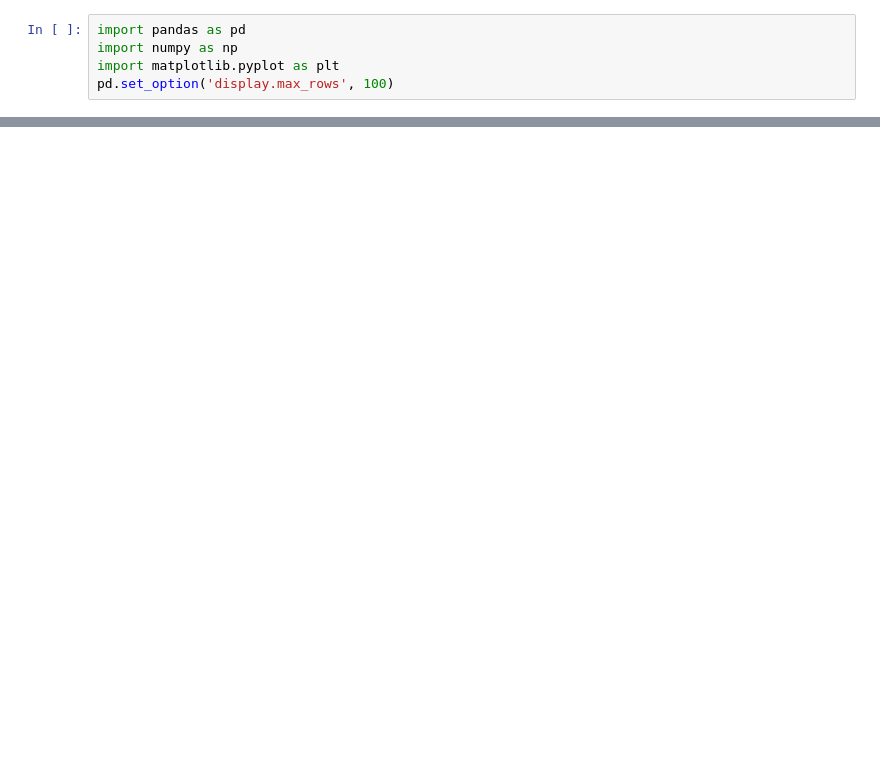
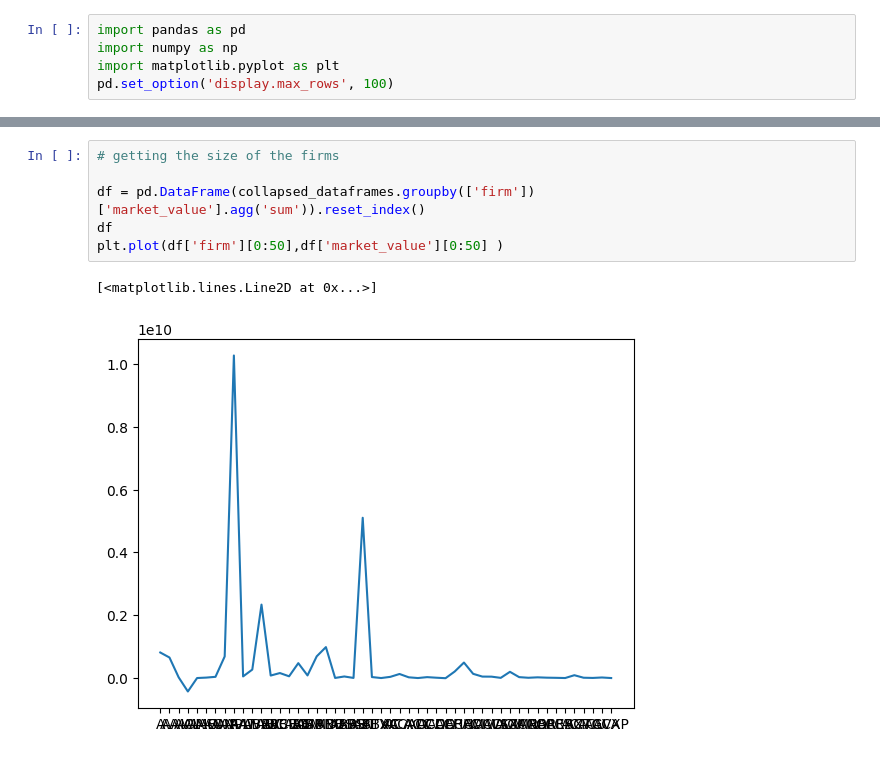
Before and after one commit to AntonioBobadilla/Retroalimentacion1-IA, a Jupyter notebook: script.ipynb, the cells around one changed output, grey strips where cells are left out. Saved outputs shown, nothing was run; the diff lists cells and outputs as text; blank space fills up the shorter version.

```diff
--- a/script.ipynb
+++ b/script.ipynb
@@ -195,0 +110,9 @@ pd.DataFrame(biggest_firms_book_value['book_value'].sort_values(ascending=False)
+# %%
+# getting the size of the firms
+
+df = pd.DataFrame(collapsed_dataframes.groupby(['firm'])['market_value'].agg('sum')).reset_index()
+df
+plt.plot(df['firm'][0:50],df['market_value'][0:50] )
+# %% [output]
+[<matplotlib.lines.Line2D at 0x...>]
+[figure, added]
```
Also changed, not shown: parts of 40 cells of this notebook.
